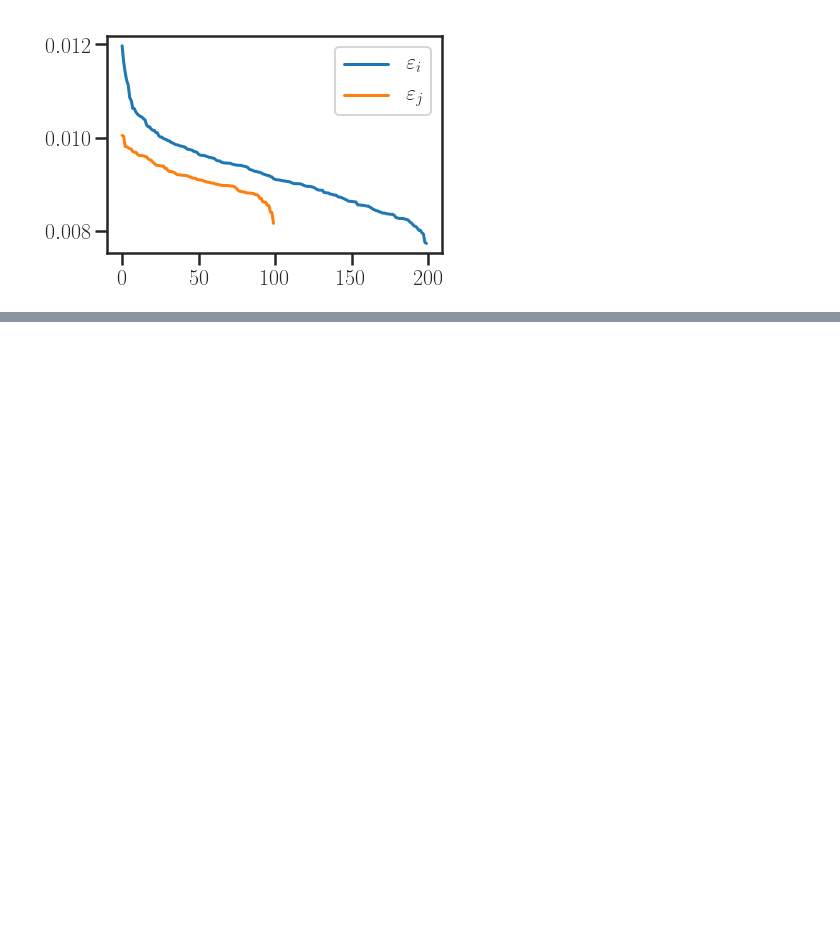
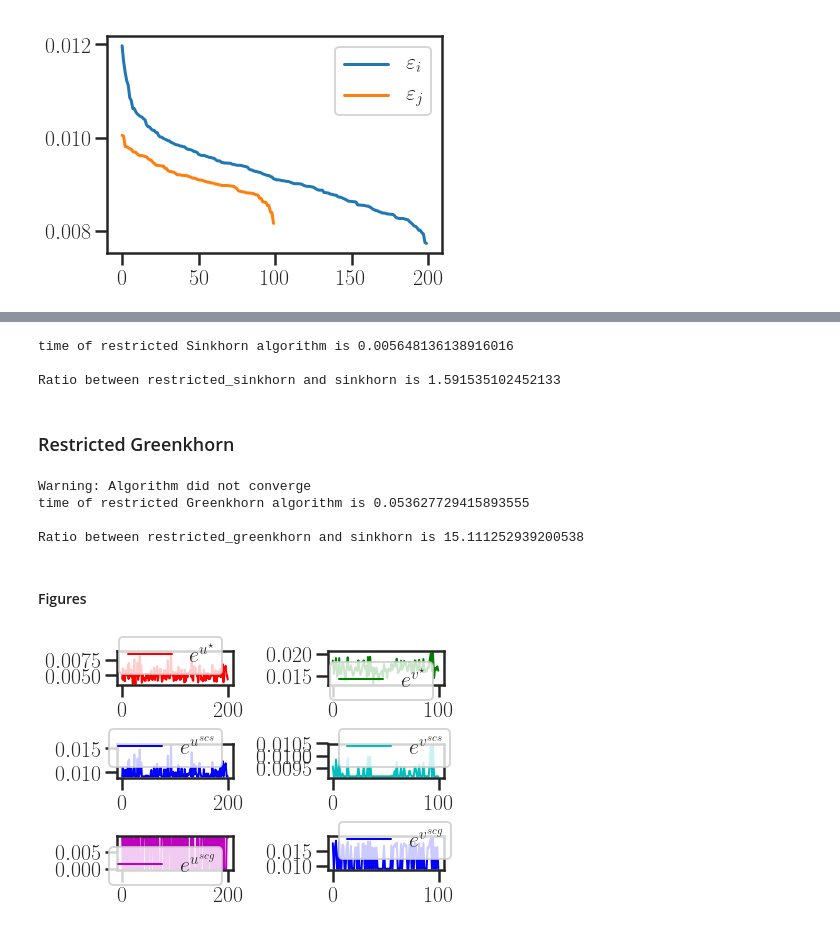
Before and after one commit to mzalaya/screenkhorn, a Jupyter notebook: notebooks/Restricted Sinkhron and Greenkhorn.ipynb, the cells around one changed output, grey strips where cells are left out. Drawn from its saved outputs; the diff is of its cells as text; code cells hidden in the pictures; blank space fills up the shorter version.

Commit message:
Added restricted Sinkhorn and Greenkhorn

```diff
--- a/notebooks/Restricted Sinkhron and Greenkhorn.ipynb
+++ b/notebooks/Restricted Sinkhron and Greenkhorn.ipynb
@@ -280,0 +125,10 @@ P_active = np.diag(np.exp(u)*C_K) @ K @ np.diag(np.exp(v)/C_K)
+# %%
+log_epsilons = np.log(epsilon_tree_ab_eps)
+u0 = np.full(n_1, np.max(log_epsilons))
+v0 = np.full(n_2, np.max(log_epsilons))
+
+I_active = np.where(a >= np.mean(epsilon_tree_ab_eps)** 2 * K.sum(axis=1))[0].tolist()
+J_active = np.where(b >= np.mean(epsilon_tree_ab_eps)** 2 * K.T.sum(axis=1))[0].tolist()
+
+u0[I_active] = - 10 * np.mean(log_epsilons)
+v0[J_active] = - 10 * np.mean(log_epsilons)
@@ -280,0 +151,10 @@ P_active = np.diag(np.exp(u)*C_K) @ K @ np.diag(np.exp(v)/C_K)
+# %%
+tic = time()
+sinkhornlike = screenkhorn.restricted_sinkhorn(np.exp(u0), np.exp(v0), I_active, J_active, max_iter=100, tol=1e-9)
+time_res_sink = time() - tic
+print("time of restricted Sinkhorn algorithm is %s \n" %time_res_sink)
+print("Ratio between restricted_sinkhorn and sinkhorn is % s" %(time_res_sink/time_sink))
+# %% [output]
+time of restricted Sinkhorn algorithm is 0.005648136138916016
+
+Ratio between restricted_sinkhorn and sinkhorn is 1.591535102452133
@@ -280,0 +164,13 @@ P_active = np.diag(np.exp(u)*C_K) @ K @ np.diag(np.exp(v)/C_K)
+# %% [markdown]
+### Restricted Greenkhorn
+# %%
+tic = time()
+greenlike = screenkhorn.restricted_greenkhorn(np.exp(u0), np.exp(v0), I_active, J_active, max_iter=1000, tol=1e-9)
+time_res_green = time() - tic
+print("time of restricted Greenkhorn algorithm is %s \n" %time_res_green)
+print("Ratio between restricted_greenkhorn and sinkhorn is % s" %(time_res_green/time_sink))
+# %% [output]
+Warning: Algorithm did not converge
+time of restricted Greenkhorn algorithm is 0.053627729415893555
+
+Ratio between restricted_greenkhorn and sinkhorn is 15.111252939200538
@@ -280,0 +181,25 @@ P_active = np.diag(np.exp(u)*C_K) @ K @ np.diag(np.exp(v)/C_K)
+# %% [markdown]
+#### Figures
+# %%
+figure, axes= plt.subplots(nrows=3, ncols=2)
+
+axes[0,0].plot(exp_u_star, linewidth=2, color='r', label=r'$e^{u^\star}$')
+axes[1,0].plot(u_sink_like, linewidth=2, color='b', label=r'$e^{u^{scs}}$')
+axes[2,0].plot(u_green_like, linewidth=2, color='m', label=r'$e^{u^{scg}}$')
+
+axes[0,1].plot(exp_v_star, linewidth=2, color='g', label=r'$e^{v^\star}$')
+axes[1,1].plot(v_sink_like, linewidth=2, color='c', label=r'$e^{v^{scs}}$')
+axes[2,1].plot(v_green_like, linewidth=2, color='b', label=r'$e^{v^{scg}}$')
+
+axes[0,0].legend()
+axes[1,0].legend()
+axes[2,0].legend()
+
+axes[0,1].legend()
+axes[1,1].legend()
+axes[2,1].legend()
+
+plt.subplots_adjust(hspace=.5)
+plt.tight_layout()
+# %% [output]
+[figure, added]
```
Also changed, not shown: parts of 69 cells of this notebook, 1 other file.
